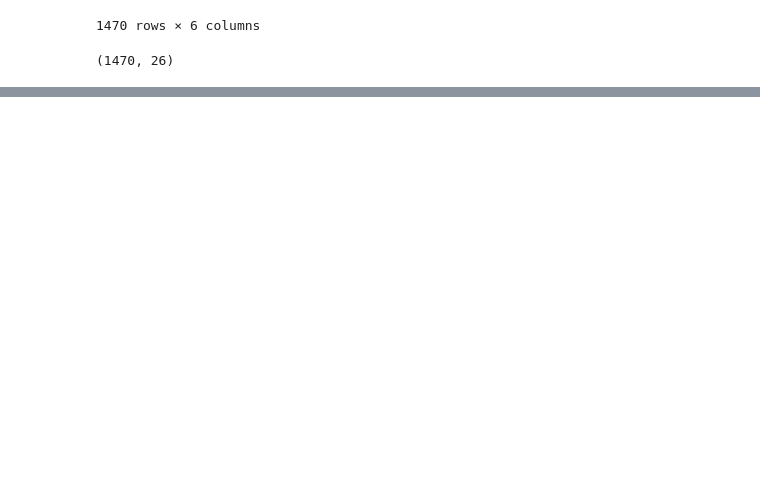
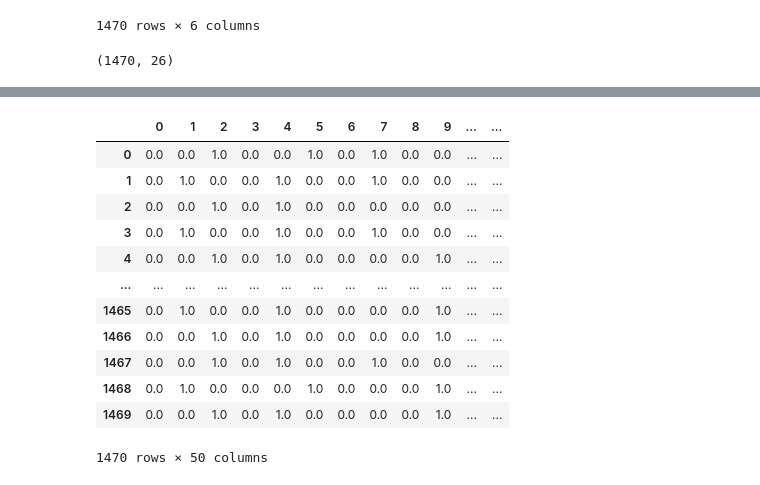
Before and after one commit to marvelm69/employee-retention-predictor, a Jupyter notebook: main.ipynb, the cells around one changed output, grey strips where cells are left out. Saved outputs shown, nothing was run; the diff lists cells and outputs as text; code cells hidden in the pictures; blank space fills up the shorter version.

```diff
--- a/main.ipynb
+++ b/main.ipynb
@@ -246,0 +265,3 @@ X_cat.shape
+# %%
+X_numerical = employee_df[['Age', 'DailyRate', 'DistanceFromHome',	'Education', 'EnvironmentSatisfaction', 'HourlyRate', 'JobInvolvement',	'JobLevel',	'JobSatisfaction',	'MonthlyIncome',	'MonthlyRate',	'NumCompaniesWorked',	'OverTime',	'PercentSalaryHike', 'PerformanceRating',	'RelationshipSatisfaction',	'StockOptionLevel',	'TotalWorkingYears'	,'TrainingTimesLastYear'	, 'WorkLifeBalance',	'YearsAtCompany'	,'YearsInCurrentRole', 'YearsSinceLastPromotion',	'YearsWithCurrManager']]
+X_numerical
@@ -246,0 +282,17 @@ X_cat.shape
+# %%
+X_all = pd.concat([X_cat, X_numerical], axis = 1)
+X_all
+# %% [output]
+|  | 0 | 1 | 2 | 3 | 4 | 5 | 6 | 7 | 8 | 9 | ... | ... |
+| 0 | 0.0 | 0.0 | 1.0 | 0.0 | 0.0 | 1.0 | 0.0 | 1.0 | 0.0 | 0.0 | ... | ... |
+| 1 | 0.0 | 1.0 | 0.0 | 0.0 | 1.0 | 0.0 | 0.0 | 1.0 | 0.0 | 0.0 | ... | ... |
+| 2 | 0.0 | 0.0 | 1.0 | 0.0 | 1.0 | 0.0 | 0.0 | 0.0 | 0.0 | 0.0 | ... | ... |
+| 3 | 0.0 | 1.0 | 0.0 | 0.0 | 1.0 | 0.0 | 0.0 | 1.0 | 0.0 | 0.0 | ... | ... |
+| 4 | 0.0 | 0.0 | 1.0 | 0.0 | 1.0 | 0.0 | 0.0 | 0.0 | 0.0 | 1.0 | ... | ... |
+| ... | ... | ... | ... | ... | ... | ... | ... | ... | ... | ... | ... | ... |
+| 1465 | 0.0 | 1.0 | 0.0 | 0.0 | 1.0 | 0.0 | 0.0 | 0.0 | 0.0 | 1.0 | ... | ... |
+| 1466 | 0.0 | 0.0 | 1.0 | 0.0 | 1.0 | 0.0 | 0.0 | 0.0 | 0.0 | 1.0 | ... | ... |
+| 1467 | 0.0 | 0.0 | 1.0 | 0.0 | 1.0 | 0.0 | 0.0 | 1.0 | 0.0 | 0.0 | ... | ... |
+| 1468 | 0.0 | 1.0 | 0.0 | 0.0 | 0.0 | 1.0 | 0.0 | 0.0 | 0.0 | 1.0 | ... | ... |
+| 1469 | 0.0 | 0.0 | 1.0 | 0.0 | 1.0 | 0.0 | 0.0 | 0.0 | 0.0 | 1.0 | ... | ... |
+1470 rows × 50 columns
```
Also changed, not shown: parts of 16 cells of this notebook.
